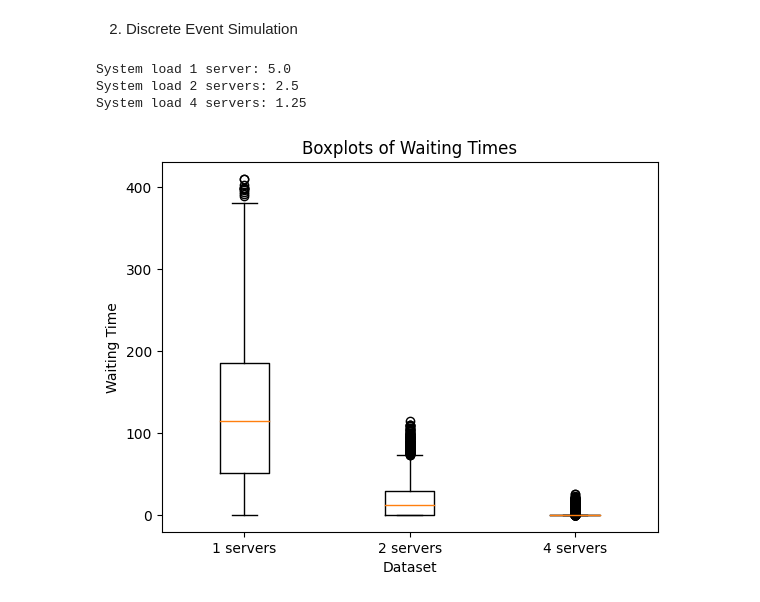
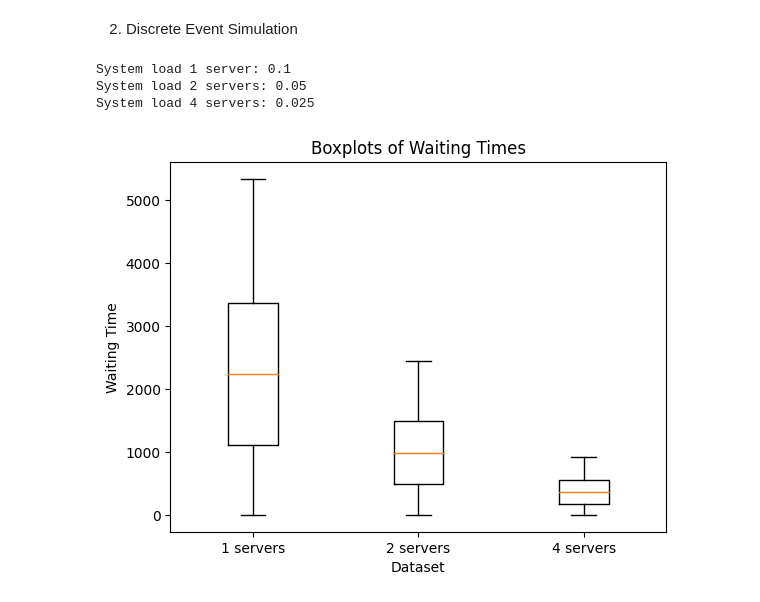
Before and after one commit to LoesBijman/stochastic_2, a Jupyter notebook: assignment_2.ipynb, the cells around one changed output. Drawn from its saved outputs; the diff is of its cells as text; code cells hidden in the pictures.

```diff
--- a/assignment_2.ipynb
+++ b/assignment_2.ipynb
@@ -52,50 +52,50 @@ def run_simulation(average_arrival_rate, n, mu, n_persons, waiting_times_list, p
 # %%
 np.random.seed(3)
 
 # λ – the arrival rate into the system as a whole.
 # interval customers
-arrival_rate = 5
+lambd = 1
 
 # μ – the capacity of each of n equal servers.
-mu = 1
+mu = 10
+
+# number of servers
+n = [1,2,4]
 
 # ρ represents the system load. ρ=λ/(n*capacity).
-print(f"System load 1 server: {arrival_rate/(1*mu)}")
-print(f"System load 2 servers: {arrival_rate/(2*mu)}")
-print(f"System load 4 servers: {arrival_rate/(4*mu)}")
+print(f"System load 1 server: {lambd/(1*mu)}")
+print(f"System load 2 servers: {lambd/(2*mu)}")
+print(f"System load 4 servers: {lambd/(4*mu)}")
 
 # Number of people in simulation and the number of days tested:
-n_persons = 50
-runs = 100
+n_persons = 500
+runs = 1000
 
 # Waiting times
 waiting_times_n1 = []
 waiting_times_n2 = []
 waiting_times_n4 = []
 
-
-for run in range(runs):
-    run_simulation(arrival_rate, 1, mu, n_persons, waiting_times_n1)
-    run_simulation(arrival_rate, 2, mu, n_persons, waiting_times_n2)
-    run_simulation(arrival_rate, 4, mu, n_persons, waiting_times_n4)
-
+run_simulation(lambd, n[0], mu, n_persons, waiting_times_n1, runs)
+run_simulation(lambd, n[1], mu, n_persons, waiting_times_n2, runs)
+run_simulation(lambd, n[2], mu, n_persons, waiting_times_n4, runs)
 
 # Create positions for boxplots
 positions = [1, 2, 3]
 # Create a boxplot
 plt.boxplot([waiting_times_n1,waiting_times_n2,waiting_times_n4], positions=positions)
 plt.title('Boxplots of Waiting Times')
 plt.xlabel('Dataset')
 plt.ylabel('Waiting Time')
 plt.xticks(positions, ['1 servers', '2 servers', '4 servers'])
 
 # Show the plot
 plt.show()
 # %% [output]
-System load 1 server: 5.0
-System load 2 servers: 2.5
-System load 4 servers: 1.25
+System load 1 server: 0.1
+System load 2 servers: 0.05
+System load 4 servers: 0.025
-[figure, old version]
+[figure, new version]
 # %%
 print(f"For a queue with in total {n_persons} people that get in the queue with an interval of approximately {arrival_rate} seconds for {runs} days:")
 print(f"the mean waiting time was {np.mean(waiting_times_n1)}, with a standard deviation of {np.std(waiting_times_n1)}")
```
Also changed, not shown: parts of 3 cells of this notebook.
